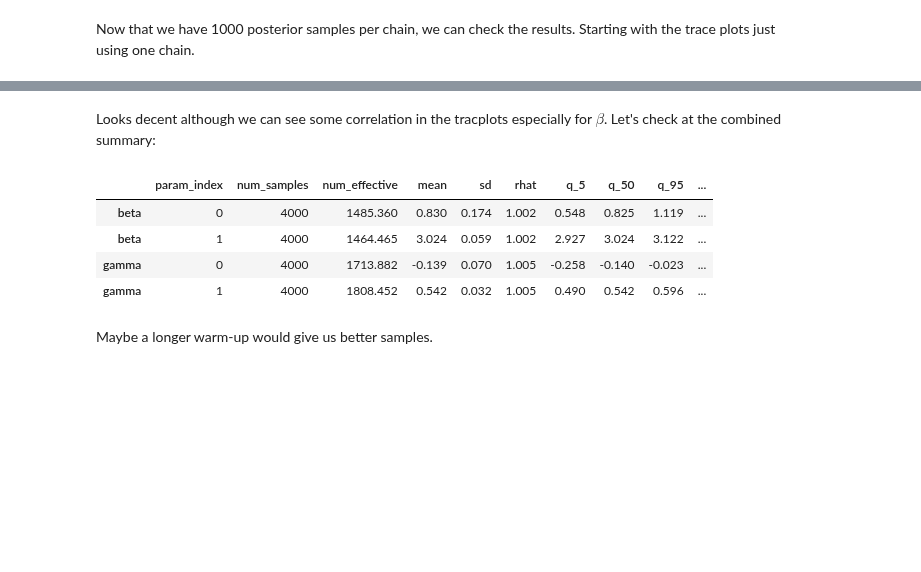
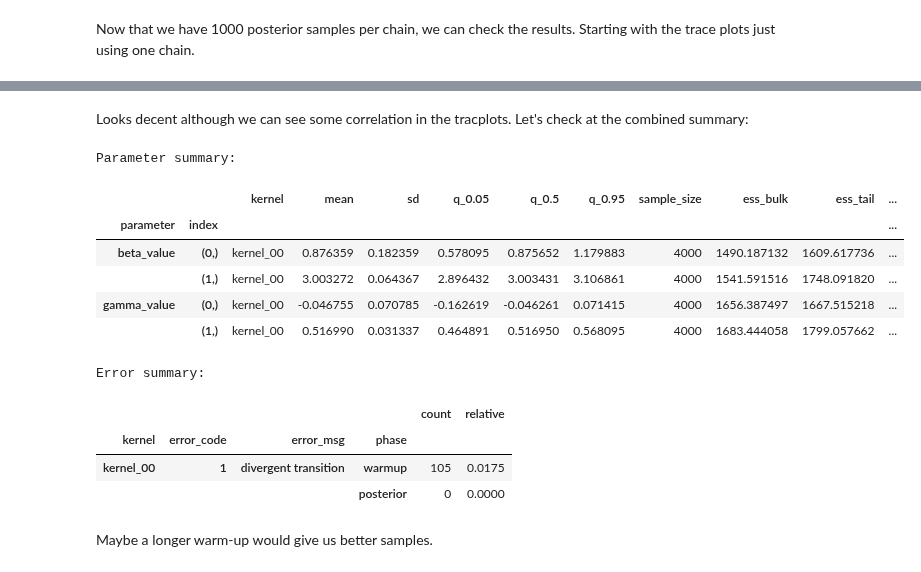
Before and after one commit to liesel-devs/liesel, a Jupyter notebook: docs/source/tutorials/ipynb/03-ls-reg.ipynb, the cells around one changed output, grey strips where cells are left out. Saved outputs shown, nothing was run; the diff lists cells and outputs as text; code cells hidden in the pictures; blank space fills up the shorter version.

```diff
--- a/docs/source/tutorials/ipynb/03-ls-reg.ipynb
+++ b/docs/source/tutorials/ipynb/03-ls-reg.ipynb
@@ -98,2 +99,12 @@ n_gamma = lsl.RegressionCoef(
+# %%
+gamma_loc = lsl.Var(0.0, name="gamma_loc")
+gamma_scale = lsl.Var(3.0, name="gamma_scale")
+
+dist_gamma = lsl.Dist(
+    distribution=tfd.Normal, loc=gamma_loc, scale=gamma_scale
+)
+gamma = lsl.Param(
+    value=jnp.array([5.0, 5.0]), distribution=dist_gamma, name="gamma"
+)
 # %% [markdown]
 The additional complexity of the location-scale model compared to the standard linear model is handled in the next step.
@@ -101,11 +112,10 @@ Since `n_gamma` takes values on the whole real line, but the response node `n_y`
 # %%
-n_X = lsl.DesignMatrix(value=X, name="X")
-n_Z = lsl.DesignMatrix(value=Z, name="Z")
+X = lsl.Obs(value=X_mat, name="X")
+Z = lsl.Obs(value=Z_mat, name="Z")
 
-n_y_hat = lsl.Smooth(n_X, n_beta, name="y_hat")
-n_scale_linear = lsl.Smooth(n_Z, n_gamma, name="scale_pred")
-n_scale = lsl.Bijector(bijector="Exp", input=n_scale_linear, name="scale")
+mu = lsl.Var(lsl.Calc(lambda X, beta: X @ beta, X, beta), name="mu")
+scale = lsl.Var(lsl.Calc(lambda Z, gamma: jnp.exp(Z @ gamma), Z, gamma), name="scale")
 
-dist_y = lsl.NodeDistribution(distribution="Normal", loc=n_y_hat, scale=n_scale)
-n_y = lsl.Response(value=y, distribution=dist_y, name="y")
+dist_y = lsl.Dist(distribution=tfd.Normal, loc=mu, scale=scale)
+y = lsl.Obs(value=y_vec, distribution=dist_y, name="y")
 # %% [markdown]
@@ -113,8 +123,9 @@ We can now combine the nodes in a model and visulize it
 # %%
 sns.set_theme(style="white")
 
-mb = lsl.ModelBuilder()
-mb.add_nodes(n_y)
-loc_scale_model = mb.build()
-lsl.plot_model(model=loc_scale_model, width=12, height=8)
+gb = lsl.GraphBuilder()
+gb.add(y)
+model = gb.build_model() # builds the model from the graph (PGMs)
+
+lsl.plot_vars(model=model, width=12, height=8)
 # %% [output]
@@ -126,10 +137,13 @@ The latter option might lead to better estimation results but lacks the flexibil
 
 However, we will just fuse everything into one kernel do not use any specific arguments and hope that the default warmup scheme (similar to the warmup used in STAN) will do the trick.
 # %%
-builder = gs.EngineBuilder(seed=3, num_chains=4)
+builder = gs.EngineBuilder(seed=73, num_chains=4)
 
 # connects the engine with the model
-builder.set_model(lsl.GooseModel(loc_scale_model))
+builder.set_model(lsl.GooseModel(model))
+
+# we use the same initial values for all chains
+builder.set_initial_values(model.state)
 
 # add the kernel
 builder.add_kernel(gs.NUTSKernel(["beta", "gamma"]))
@@ -137,9 +151,6 @@ builder.add_kernel(gs.NUTSKernel(["beta", "gamma"]))
 # set number of iterations in warmup and posterior
 builder.set_duration(warmup_duration=1500, posterior_duration=1000, term_duration=500)
 
-# we use the same initial values for all chains
-builder.set_initial_values(loc_scale_model.state)
-
 # create the engine
 engine = builder.build()
 
@@ -173,13 +184,20 @@ g = gs.plot_trace(results, chain_indices=0, ncol=4)
 # %% [markdown]
-Looks decent although we can see some correlation in the tracplots especially for $\beta$. Let's check at the combined summary:
+Looks decent although we can see some correlation in the tracplots. Let's check at the combined summary:
 # %%
-gs.summary(results, per_chain=False)
+gs.summary_m.Summary(results, per_chain=False)
 # %% [output]
+Parameter summary:
-|  | param_index | num_samples | num_effective | mean | sd | rhat | q_5 | q_50 | q_95 | ... |
-| beta | 0 | 4000 | 1485.360 | 0.830 | 0.174 | 1.002 | 0.548 | 0.825 | 1.119 | ... |
-| beta | 1 | 4000 | 1464.465 | 3.024 | 0.059 | 1.002 | 2.927 | 3.024 | 3.122 | ... |
-| gamma | 0 | 4000 | 1713.882 | -0.139 | 0.070 | 1.005 | -0.258 | -0.140 | -0.023 | ... |
-| gamma | 1 | 4000 | 1808.452 | 0.542 | 0.032 | 1.005 | 0.490 | 0.542 | 0.596 | ... |
+|  |  | kernel | mean | sd | q_0.05 | q_0.5 | q_0.95 | sample_size | ess_bulk | ess_tail | ... |
+| parameter | index |  |  |  |  |  |  |  |  |  | ... |
+| beta_value | (0,) | kernel_00 | 0.876359 | 0.182359 | 0.578095 | 0.875652 | 1.179883 | 4000 | 1490.187132 | 1609.617736 | ... |
+|  | (1,) | kernel_00 | 3.003272 | 0.064367 | 2.896432 | 3.003431 | 3.106861 | 4000 | 1541.591516 | 1748.091820 | ... |
+| gamma_value | (0,) | kernel_00 | -0.046755 | 0.070785 | -0.162619 | -0.046261 | 0.071415 | 4000 | 1656.387497 | 1667.515218 | ... |
+|  | (1,) | kernel_00 | 0.516990 | 0.031337 | 0.464891 | 0.516950 | 0.568095 | 4000 | 1683.444058 | 1799.057662 | ... |
+Error summary:
+|  |  |  |  | count | relative |
+| kernel | error_code | error_msg | phase |  |  |
+| kernel_00 | 1 | divergent transition | warmup | 105 | 0.0175 |
+|  |  |  | posterior | 0 | 0.0000 |
 # %% [markdown]
 Maybe a longer warm-up would give us better samples.
 # %%
```
Also changed, not shown: parts of 15 cells of this notebook.
